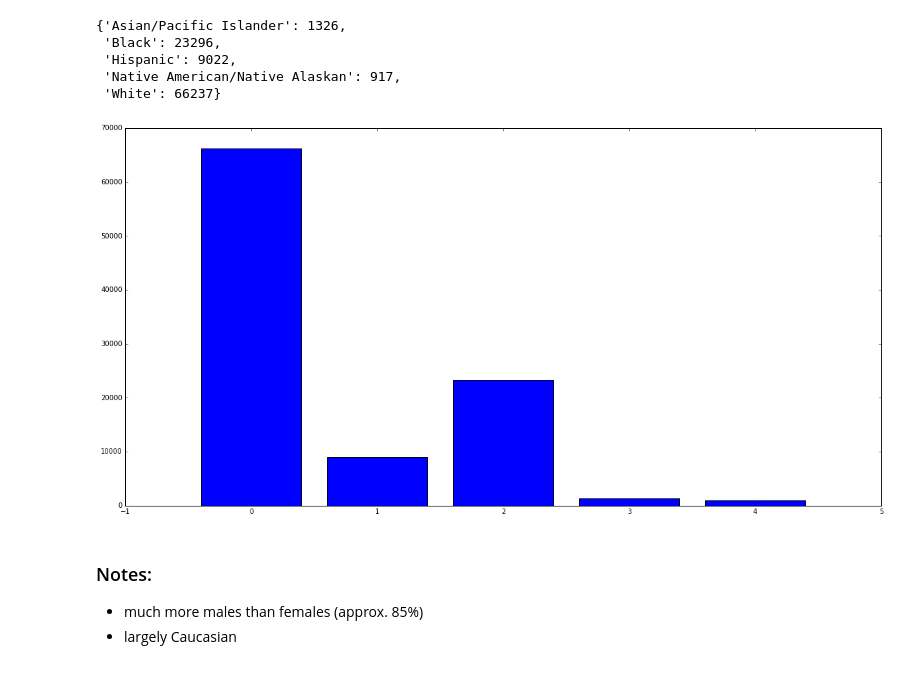
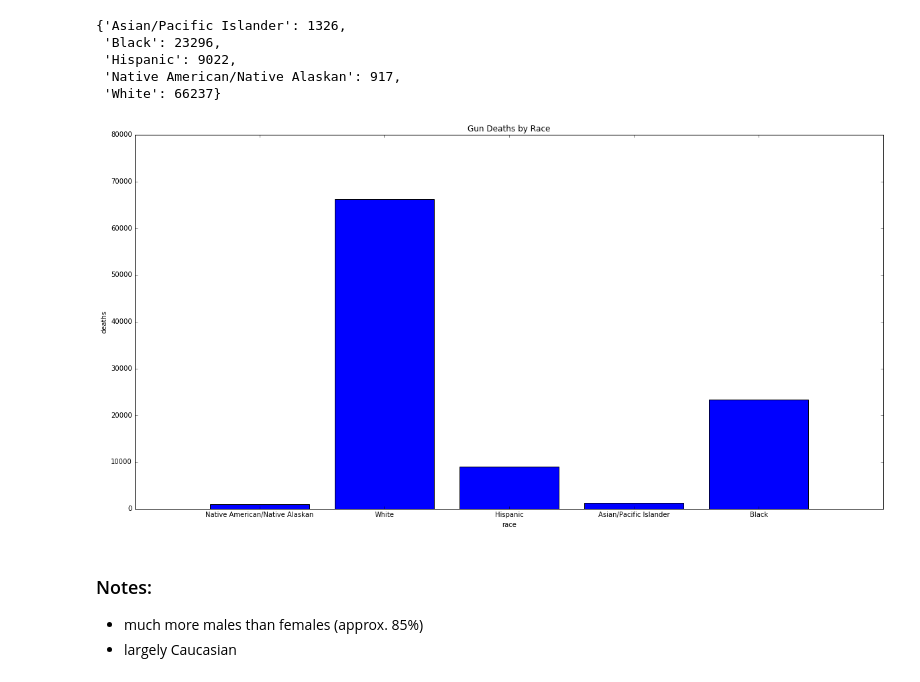
Before and after one commit to JesseScott/GunDeaths, a Jupyter notebook: gun_deaths.ipynb, the cells around one changed output. Cells and saved outputs as stored; diff of their text form; code cells hidden in the pictures.

```diff
--- a/gun_deaths.ipynb
+++ b/gun_deaths.ipynb
@@ -123,11 +170,22 @@ race_counts
  'Hispanic': 9022,
  'Native American/Native Alaskan': 917,
  'White': 66237}
-# %%
-plt.bar(range(len(race_counts)), race_counts.values(), align='center')
-plt.show()
-# %% [output]
-[figure, removed]
+# %%
+y_pos = np.arange(len(race_counts))
+
+plt.bar(y_pos, race_counts.values(), align='center')
+
+
+plt.ylim(0, 80000)
+#plt.xlim(-1, 36)
+plt.xticks(y_pos, race_counts.keys())
+plt.ylabel('deaths')
+plt.xlabel('race')
+plt.title('Gun Deaths by Race')
+
+plt.show()
+# %% [output]
+[figure, added]
 # %% [markdown]
 ### Notes:
 
```
Also changed, not shown: parts of 10 cells of this notebook.
